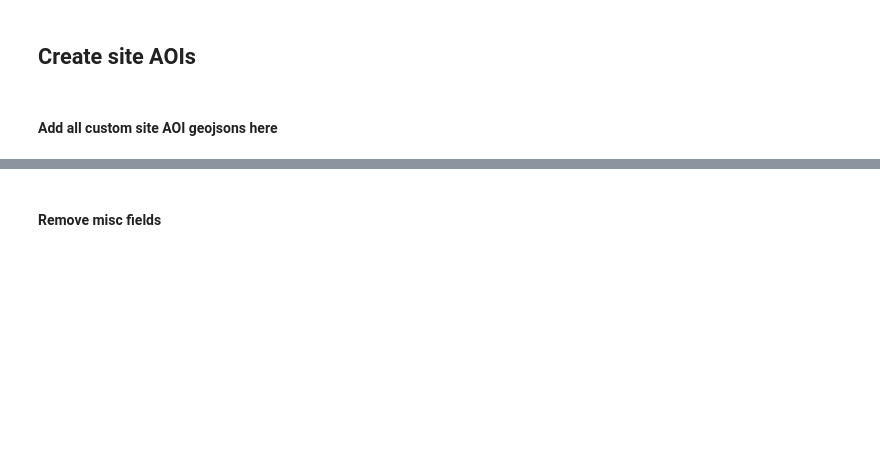
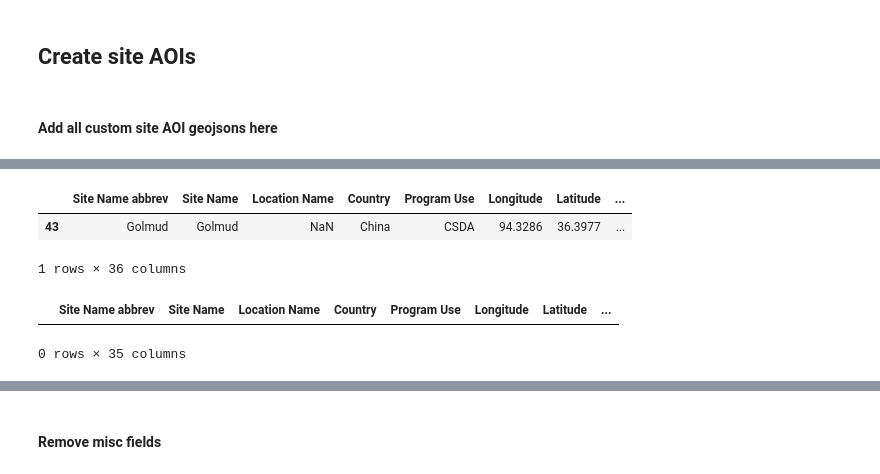
Before and after one commit to pahbs/csda_summaries, a Jupyter notebook: notebooks/csda_eval_sites_process.ipynb, the cells around one changed output, grey strips where cells are left out. Cells and saved outputs as stored; diff of their text form; code cells hidden in the pictures; blank space fills up the shorter version.

```diff
--- a/notebooks/csda_eval_sites_process.ipynb
+++ b/notebooks/csda_eval_sites_process.ipynb
@@ -115,4 +103,15 @@ Warning: Skipping site at index Doldrums due to invalid geometry
 ✓ Loaded custom geometry for PICS Libya-4
+# %%
+sites_csda_gdf[sites_csda_gdf['Site Name']=='Golmud']
+# %% [output]
+|  | Site Name abbrev | Site Name | Location Name | Country | Program Use | Longitude | Latitude | ... |
+| 43 | Golmud | Golmud | NaN | China | CSDA | 94.3286 | 36.3977 | ... |
+1 rows × 36 columns
+# %%
+sites_csda[sites_csda['Site Name']=='CA Opera']
+# %% [output]
+|  | Site Name abbrev | Site Name | Location Name | Country | Program Use | Longitude | Latitude | ... |
+0 rows × 35 columns
 # %%
 # Calc area
 sites_csda_gdf['area_km2'] = siteslib.calculate_area_km2_per_site(sites_csda_gdf)
```
Also changed, not shown: parts of 9 cells of this notebook, 4 other files.
